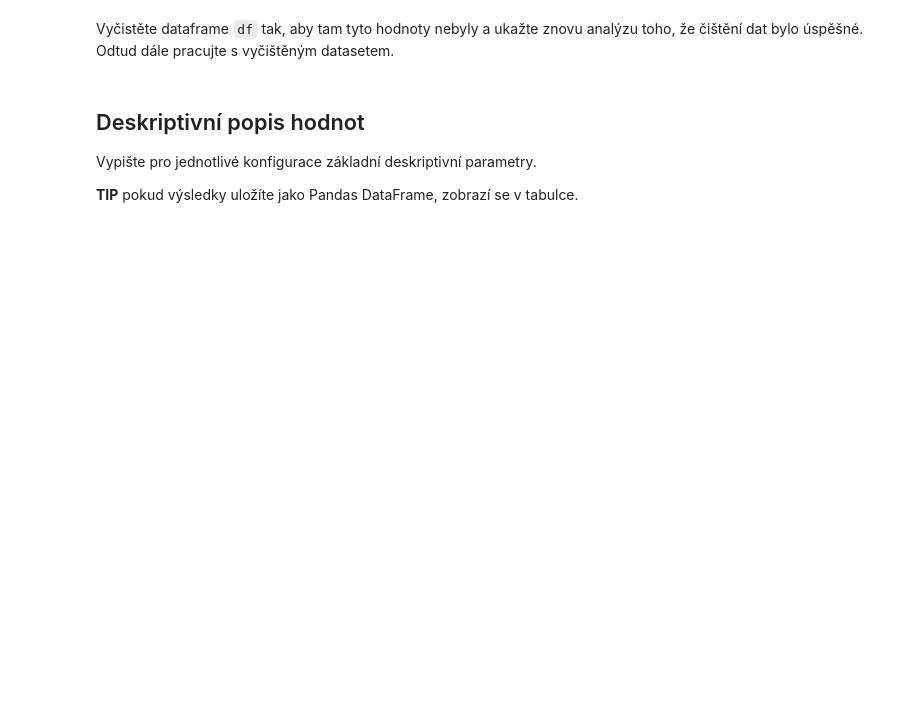
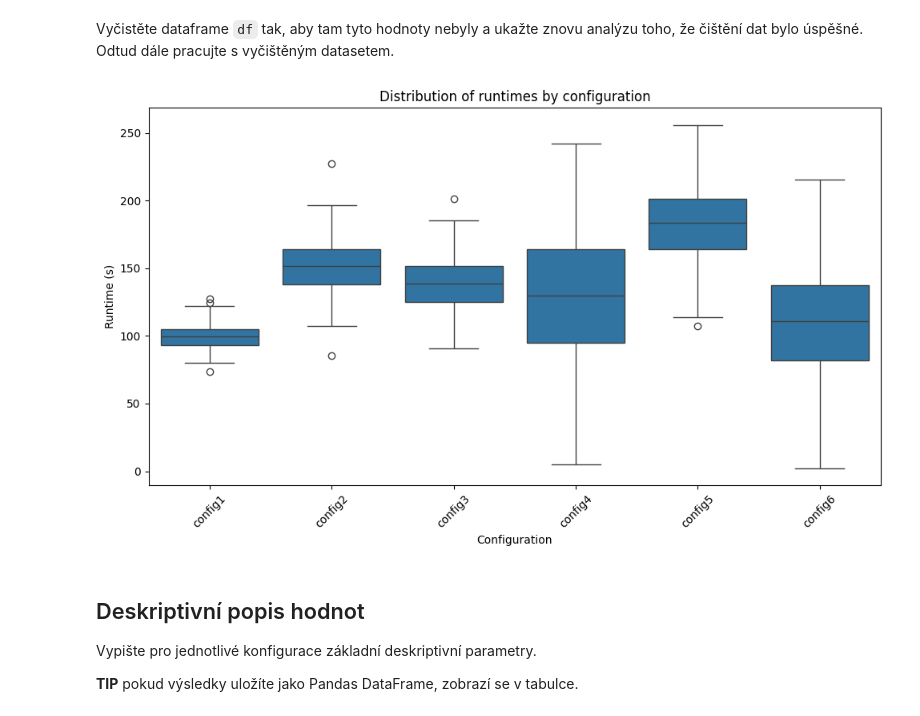
Before and after one commit to jirmusovic/MSP, a Jupyter notebook: proj1.ipynb, the cells around one changed output. Drawn from its saved outputs; the diff is of its cells as text; code cells hidden in the pictures; blank space fills up the shorter version.

```diff
--- a/proj1.ipynb
+++ b/proj1.ipynb
@@ -144,3 +149,18 @@ Vyčistěte dataframe `df` tak, aby tam tyto hodnoty nebyly a ukažte znovu anal
+# %%
+if (df['status'] == "SUCCESS").any():
+    # Tady kopiruji svuj vlastni kod, tak snad to nebude povazovano za plagiat
+    config_order = ['config1', 'config2', 'config3', 'config4', 'config5', 'config6']
+    success = df[df['status'] == "SUCCESS"]
+    plt.figure(figsize=(10, 6))
+    sns.boxplot(x='configuration', y='runtime', data=success, order=config_order)
+    plt.title('Distribution of runtimes by configuration')
+    plt.ylabel('Runtime (s)')
+    plt.xlabel('Configuration')
+    plt.xticks(rotation=45)
+    plt.tight_layout()
+    plt.show()
+# %% [output]
+[figure, added]
 # %% [markdown]
 ## Deskriptivní popis hodnot
 Vypište pro jednotlivé konfigurace základní deskriptivní parametry.
```
Also changed, not shown: parts of 10 cells of this notebook.
